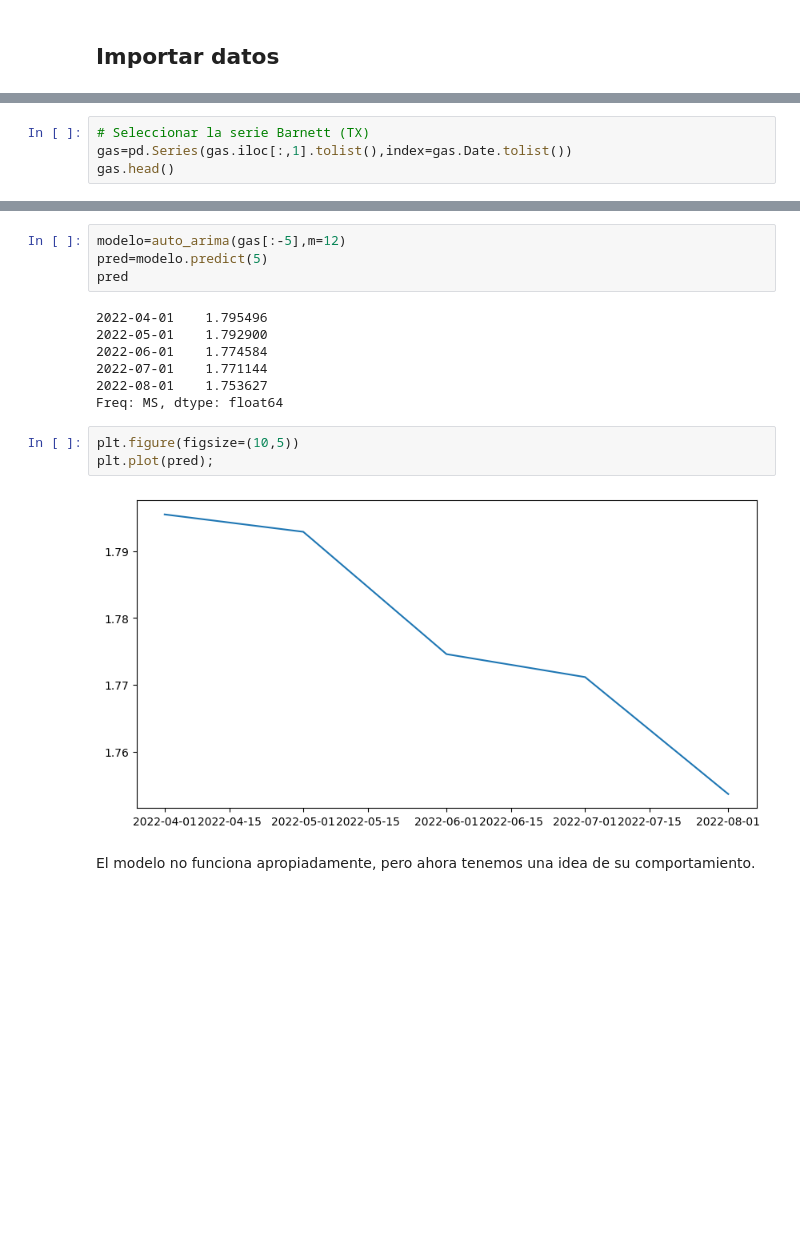
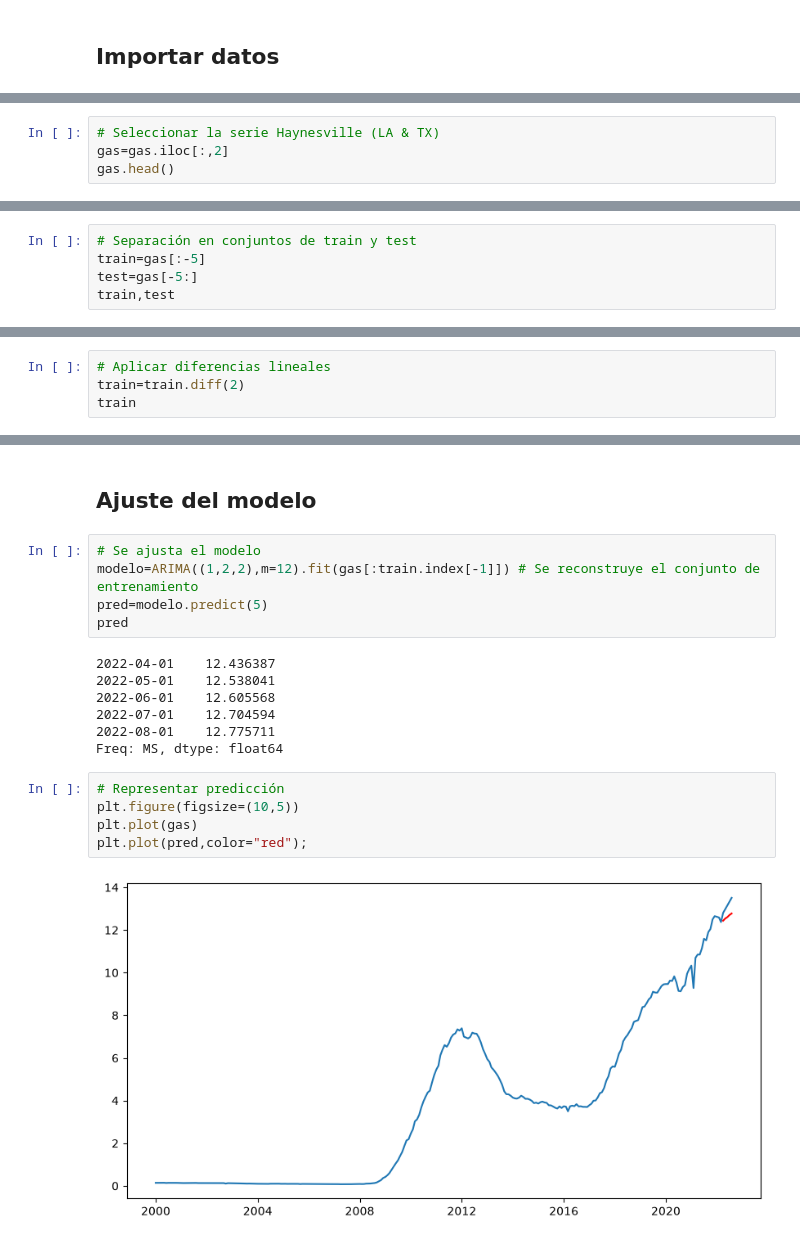
Before and after one commit to Ricardo-Werner-Rivas/TFG-pyrcore-BA-UFV, a Jupyter notebook: Cuadernillos/02 - Análisis en Python.ipynb, the cells around one changed output, grey strips where cells are left out. Cells and saved outputs as stored; diff of their text form; blank space fills up the shorter version.

```diff
--- a/Cuadernillos/02 - Análisis en Python.ipynb
+++ b/Cuadernillos/02 - Análisis en Python.ipynb
@@ -36,7 +43,7 @@ gas.head()
 | 3 | 2000-04-01 | 0.159842 | 0.142965 | 0.000844 | 0.680048 | ... |
 | 4 | 2000-05-01 | 0.163962 | 0.143643 | 0.000843 | 0.701509 | ... |
 # %%
-# Seleccionar la serie Barnett (TX)
-gas=pd.Series(gas.iloc[:,1].tolist(),index=gas.Date.tolist())
+# Seleccionar la serie Haynesville (LA & TX)
+gas=gas.iloc[:,2]
 gas.head()
 # %% [output]
@@ -53,0 +96,5 @@ ax.plot(gas);
+# %%
+# Separación en conjuntos de train y test
+train=gas[:-5]
+test=gas[-5:]
+train,test
@@ -53,0 +120,4 @@ ax.plot(gas);
+# %%
+# Aplicar diferencias lineales
+train=train.diff(2)
+train
@@ -54,18 +158,21 @@ ax.plot(gas);
+# %% [markdown]
+## Ajuste del modelo
 # %%
-modelo=auto_arima(gas[:-5],m=12)
+# Se ajusta el modelo
+modelo=ARIMA((1,2,2),m=12).fit(gas[:train.index[-1]]) # Se reconstruye el conjunto de entrenamiento
 pred=modelo.predict(5)
 pred
 # %% [output]
-2022-04-01    1.795496
-2022-05-01    1.792900
-2022-06-01    1.774584
-2022-07-01    1.771144
-2022-08-01    1.753627
+2022-04-01    12.436387
+2022-05-01    12.538041
+2022-06-01    12.605568
+2022-07-01    12.704594
+2022-08-01    12.775711
 Freq: MS, dtype: float64
 # %%
+# Representar predicción
 plt.figure(figsize=(10,5))
-plt.plot(pred);
+plt.plot(gas)
+plt.plot(pred,color="red");
 # %% [output]
-[figure, old version]
+[figure, new version]
-# %% [markdown]
-El modelo no funciona apropiadamente, pero ahora tenemos una idea de su comportamiento.
```
Also changed, not shown: parts of 15 cells of this notebook, 11 other files.
